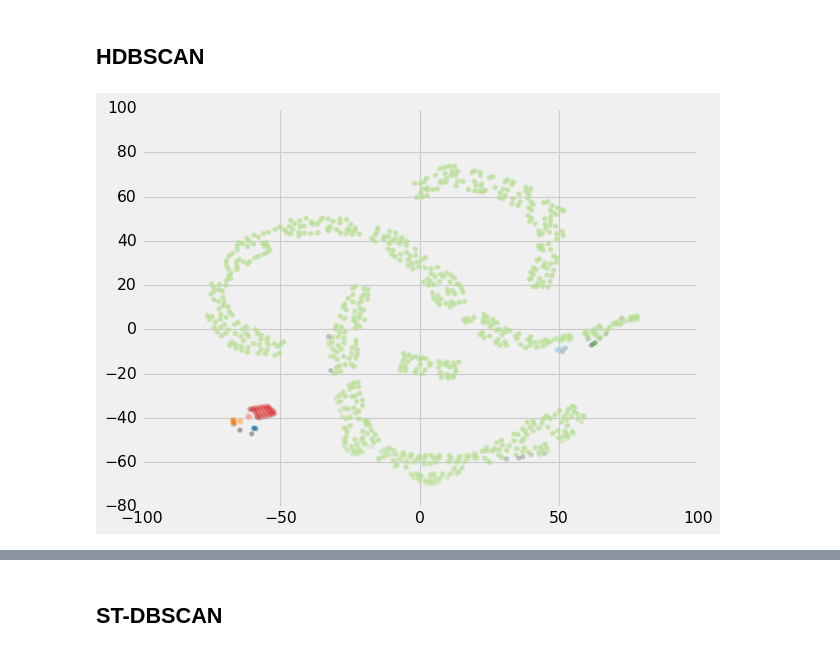
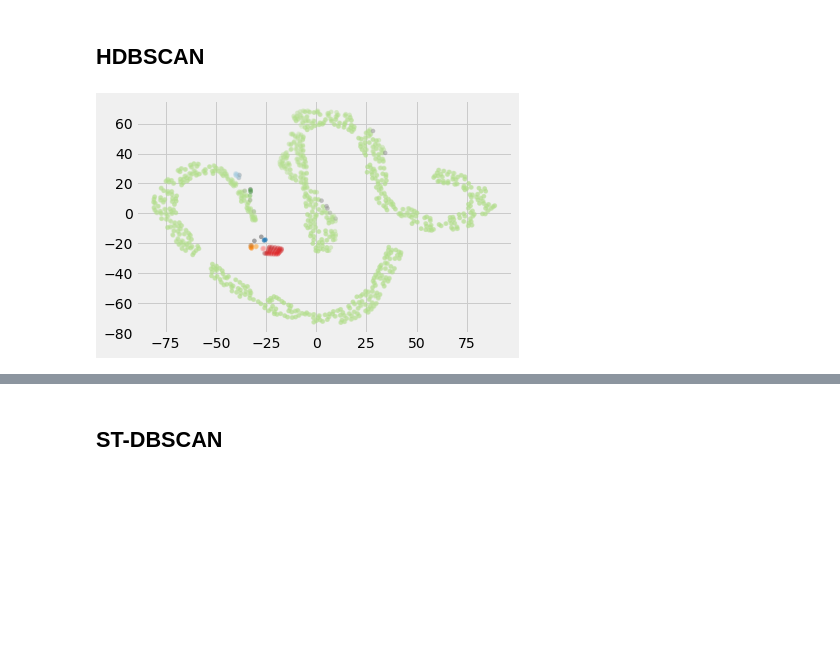
Before and after one commit to EddyVianney/Stage_master2_sdsc_eost, a Jupyter notebook: PMEDV_STAGE_SDSC_EOST.ipynb, the cells around one changed output, grey strips where cells are left out. Drawn from its saved outputs; the diff is of its cells as text; code cells hidden in the pictures; blank space fills up the shorter version.

```diff
--- a/PMEDV_STAGE_SDSC_EOST.ipynb
+++ b/PMEDV_STAGE_SDSC_EOST.ipynb
@@ -260,5 +288,5 @@ def compute_velocity_time_series(ns_series, ew_series):
 # %%
 # calcul de vitesses instantanées
-n = 3000
+n = 30
 compute_instantaneous_velocity(ew_ts[:n])
 compute_instantaneous_velocity(ns_ts[:n])
@@ -265,3 +302,3 @@ compute_instantaneous_velocity(ns_ts[:n])
 # %%
-velocities = compute_velocity_time_series(ns_ts[:n], ew_ts[:n])
+vel_ts = compute_velocity_time_series(ns_ts[:n], ew_ts[:n])
 # %%
@@ -416,12 +461,11 @@ Si on ne s'interesse qu'à la forme des séries, il faut normaliser avant d'appl
 def normalize(series):
 
     output = []
-    n = len(series[0])
 
     for serie in series:
-        serie.dropna(inplace=True)
+        serie = serie.dropna(inplace=False)
         serie  = StandardScaler().fit_transform(serie)
-        serie  = serie.reshape(n)
+        serie  = serie.reshape(len(serie))
         output.append(serie)
 
     return np.array(output)
@@ -429,15 +473,16 @@ def normalize(series):
 def compute_distances_matrix(series):
 
     # initialisation de la matrix des distances
-    distances_matrix = np.zeros(shape=(len(series[0]), len(series[0])))
+    distances_matrix = np.zeros(shape=(len(series), len(series)))
 
     # calcul des distances et remplissage de la matrice de distance
     for n in range(len(series)):
         for m in range(len(series)):
-            if n!=m:
-                dist = dtw(serie[i], serie[j])
-                distances_matrix[i, j] = dist
+            x = series[n]['velocity'].dropna(inplace=False)
+            y = series[m]['velocity'].dropna(inplace=False)
+            dist = dtw.distance(x, y)
+            distances_matrix[n, m] = dist
 
     return distances_matrix
 # %%
-X = normalize(velocities)
+X = normalize(vel_ts)
@@ -466,18 +511,20 @@ def plot_kmeans_clusters_shape(data, km, n_cols=3):
 from sklearn.manifold import TSNE
 import hdbscan
 # %%
+projection = TSNE().fit_transform(X)
+
 clusterer = hdbscan.HDBSCAN(min_cluster_size=5, gen_min_span_tree=True).fit(X)
 
 color_palette = sns.color_palette('Paired', 12)
 cluster_colors = [color_palette[x] if x >= 0
                   else (0.5, 0.5, 0.5)
                   for x in clusterer.labels_]
 cluster_member_colors = [sns.desaturate(x, p) for x, p in
                          zip(cluster_colors, clusterer.probabilities_)]
 plt.scatter(*projection.T, s=20, linewidth=0, c=cluster_member_colors, alpha=0.25)
 plt.show()
 # %% [output]
-[figure, old version]
+[figure, new version]
 # %%
 def plot_distribution(liste):
 
```
Also changed, not shown: parts of 19 cells of this notebook.
